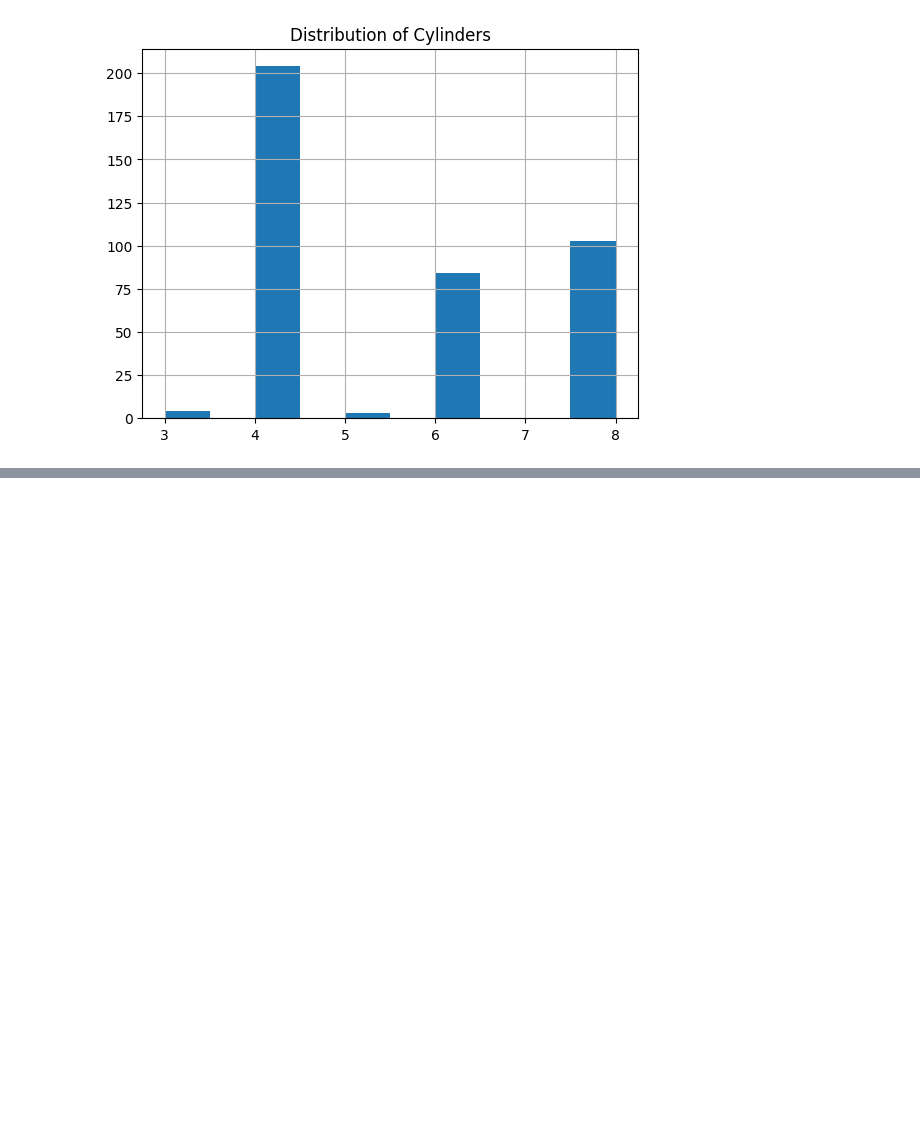
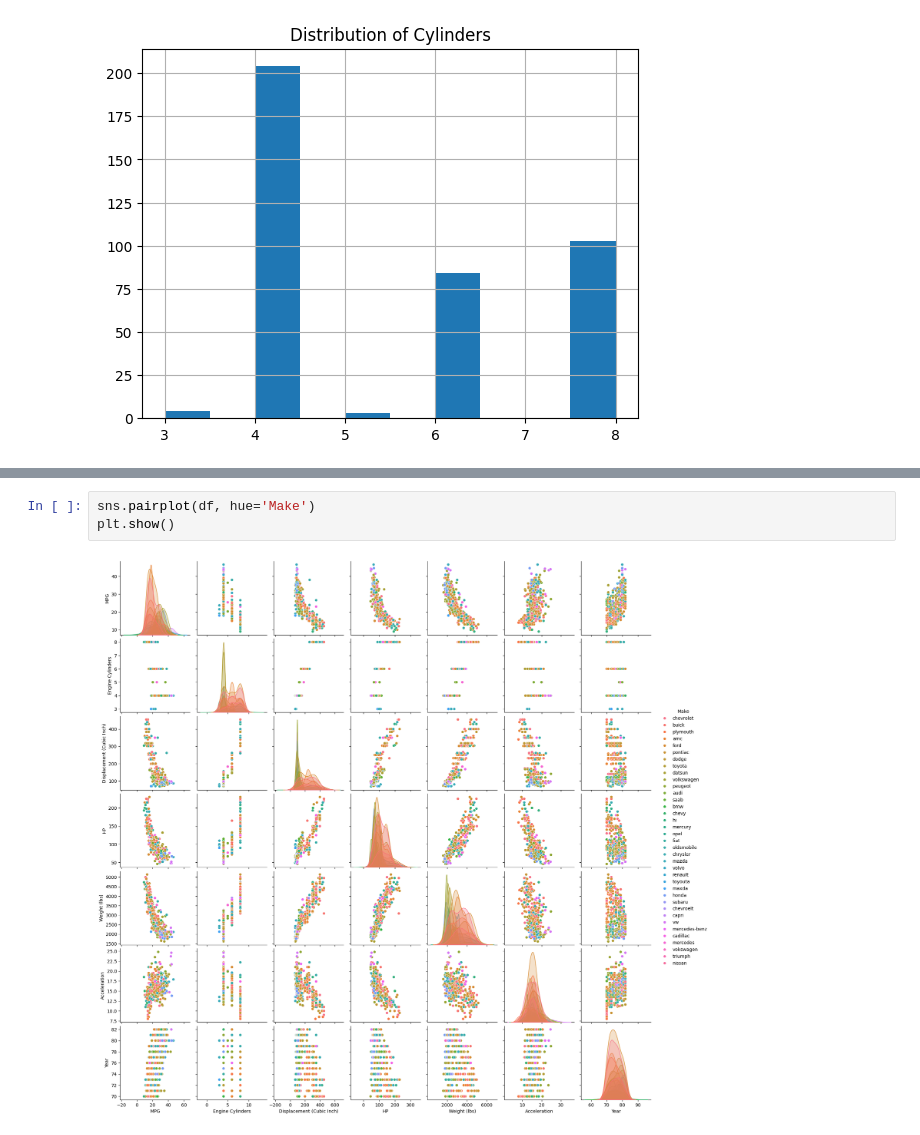
Before and after one commit to K-Bromley/datafun-06-eda, a Jupyter notebook: kellybromley_eda.ipynb, the cells around one changed output, grey strips where cells are left out. Cells and saved outputs as stored; diff of their text form; blank space fills up the shorter version.

```diff
--- a/kellybromley_eda.ipynb
+++ b/kellybromley_eda.ipynb
@@ -91,0 +129,5 @@ plt.show()
+# %%
+sns.pairplot(df, hue='Make')
+plt.show()
+# %% [output]
+[figure, added]
```
Also changed, not shown: parts of 11 cells of this notebook, 1 other file.
